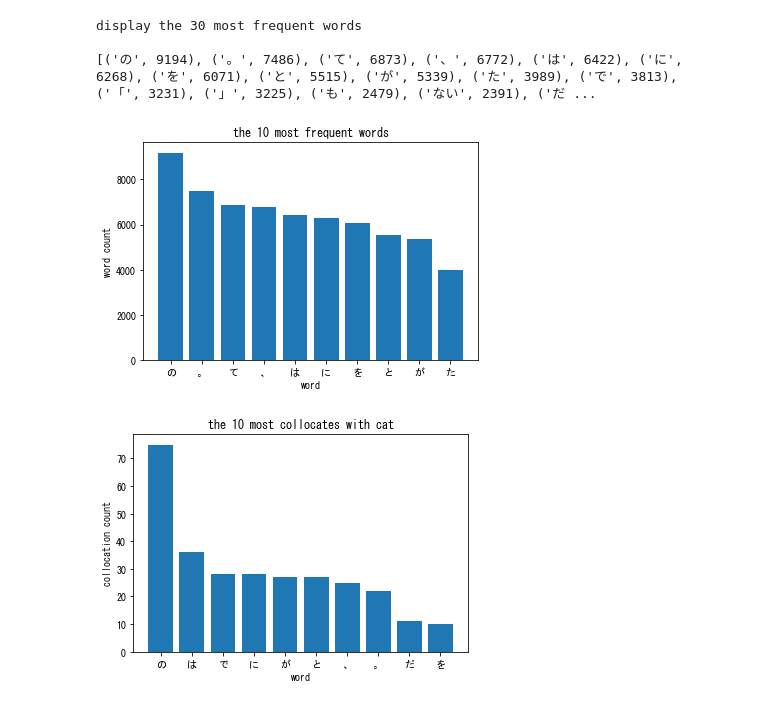
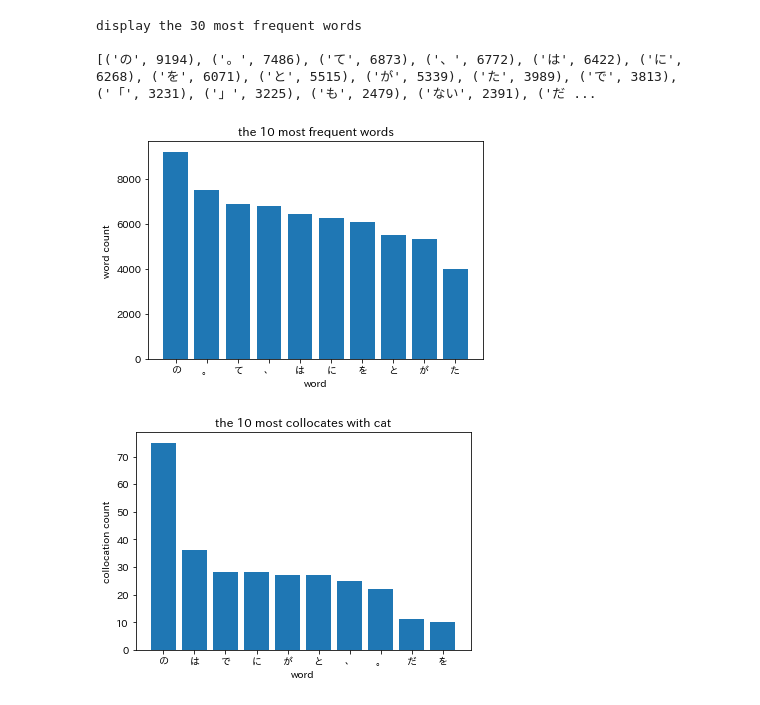
Before and after one commit to mr0223/nlp100knock, a Jupyter notebook: chapter04.ipynb, the cells around one changed output. Saved outputs shown, nothing was run; the diff lists cells and outputs as text; code cells hidden in the pictures.

```diff
--- a/chapter04.ipynb
+++ b/chapter04.ipynb
@@ -40,0 +12,25 @@ display first 10 dict
+# %%
+# 30. 形態素解析結果の読み込み
+# MeCab output: 表層形\t品詞,品詞細分類1,2,3,活用形,活用型,原形,読み,発音
+# unknown word: 表層形\t品詞,品詞細分類1,2,3,活用形,活用型,原形
+# 表層形(surface), 基本形(base), 品詞(pos), 品詞細分類1(pos1)を辞書型に格納
+import re
+def create_dict_list():
+    with open('data/ch04/neko.txt.mecab', encoding='utf-8') as f:
+        mecab_output = f.readlines()
+    i=0
+    dict_list = []
+    for line in mecab_output:
+        if re.search('EOS', line): break
+        dict = {}
+        line_splited = re.findall('(.*?)\t(.*)', line)
+        dict['surface'] = line_splited[0][0]
+        dict['base'] = line_splited[0][1].split(',')[6]
+        dict['pos']  = line_splited[0][1].split(',')[0]
+        dict['pos1'] = line_splited[0][1].split(',')[1]
+        dict_list.append(dict)
+    return dict_list
+
+dict_list = create_dict_list()
+
+print(f'display first 10 dict\n\n{dict_list[:10]}')
@@ -108,32 +108,31 @@ display the 30 most frequent words
 # %%
 # 36. 頻度上位10語
 # using code in 35
 from collections import Counter
 import matplotlib.pyplot as plt
+import japanize_matplotlib
 dict_list = create_dict_list()
 word_list = [dict['surface'] for dict in dict_list]
 
 word_counter = Counter(word_list).most_common()
-
-# グラフの日本語化
-plt.rcParams['font.family'] = 'MS Gothic'
 
 left = [i for i in range(10)]
 height = [word[1] for word in word_counter][:10]
 label  = [word[0] for word in word_counter][:10]
 
 plt.bar(left, height, tick_label=label)
 plt.xlabel('word')
 plt.ylabel('word count')
 plt.title('the 10 most frequent words')
 plt.show()
 # %% [output]
-[figure, old version]
+[figure, new version]
 # %%
 # 37. 「猫」と共起頻度の高い上位10語
 # using code in 36
 from collections import Counter
 import matplotlib.pyplot as plt
+import japanize_matplotlib
 dict_list = create_dict_list()
 word_list = [dict['surface'] for dict in dict_list]
 
@@ -144,9 +143,6 @@ for i in range(len(word_list)-1):
 
 collocate_counter = Counter(bigram_collocate_list).most_common()
 
-# グラフの日本語化
-plt.rcParams['font.family'] = 'MS Gothic'
-
 left = [i for i in range(10)]
 height = [word[1] for word in collocate_counter][:10]
 label  = [word[0] for word in collocate_counter][:10]
@@ -157,7 +153,7 @@ plt.ylabel('collocation count')
 plt.title('the 10 most collocates with cat')
 plt.show()
 # %% [output]
-[figure, old version]
+[figure, new version]
 # %%
 # 38. ヒストグラム
 # using code in 36
```
Also changed, not shown: parts of 4 cells of this notebook.
